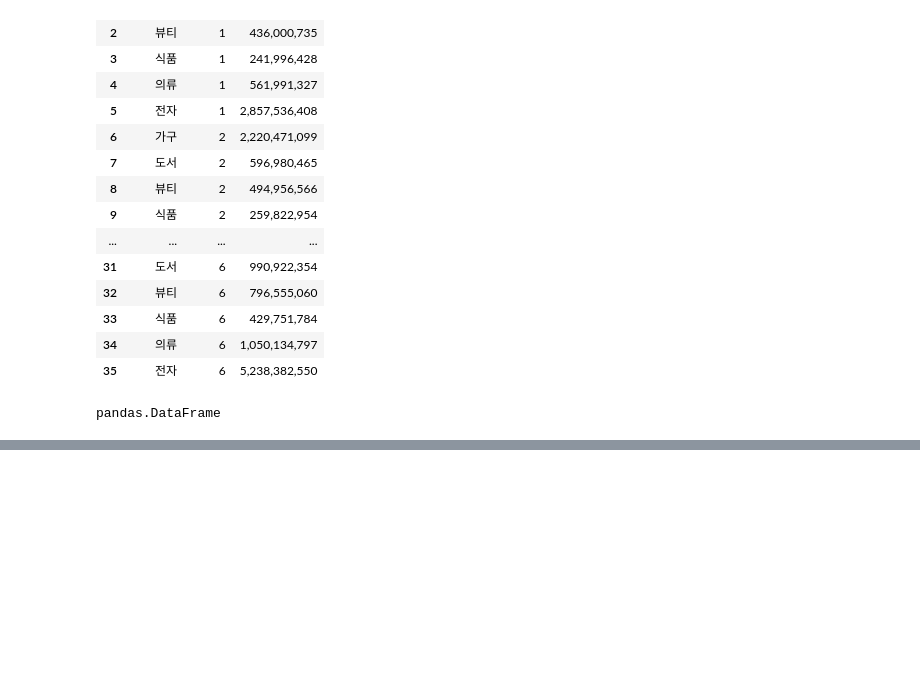
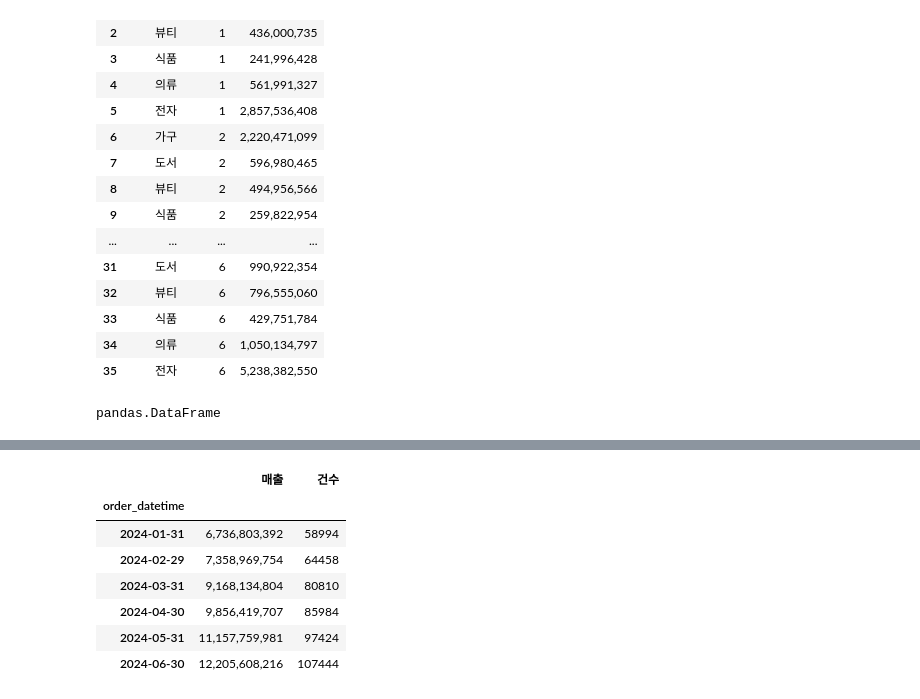
Before and after one commit to dioswifey/pandas_dev, a Jupyter notebook: chap09/we02.ipynb, the cells around one changed output, grey strips where cells are left out. Cells and saved outputs as stored; diff of their text form; code cells hidden in the pictures; blank space fills up the shorter version.

```diff
--- a/chap09/we02.ipynb
+++ b/chap09/we02.ipynb
@@ -548,0 +679,21 @@ pandas.DataFrame
+# %%
+#월말 기준 매출 합,, 건수
+#Rule : D, W, MS, ME, h
+#on:on 넣으면 column을 index에 넣고 기존 index가 삭제됨
+
+
+#rule: 'ME': 월말   Month End
+monthly = ts.resample(rule='ME').agg(
+    매출=('amount', 'sum'),
+    건수=('order_item_id', 'count')
+)
+monthly
+# %% [output]
+|  | 매출 | 건수 |
+| order_datetime |  |  |
+| 2024-01-31 | 6,736,803,392 | 58994 |
+| 2024-02-29 | 7,358,969,754 | 64458 |
+| 2024-03-31 | 9,168,134,804 | 80810 |
+| 2024-04-30 | 9,856,419,707 | 85984 |
+| 2024-05-31 | 11,157,759,981 | 97424 |
+| 2024-06-30 | 12,205,608,216 | 107444 |
```
Also changed, not shown: parts of 26 cells of this notebook, 14 other files.
